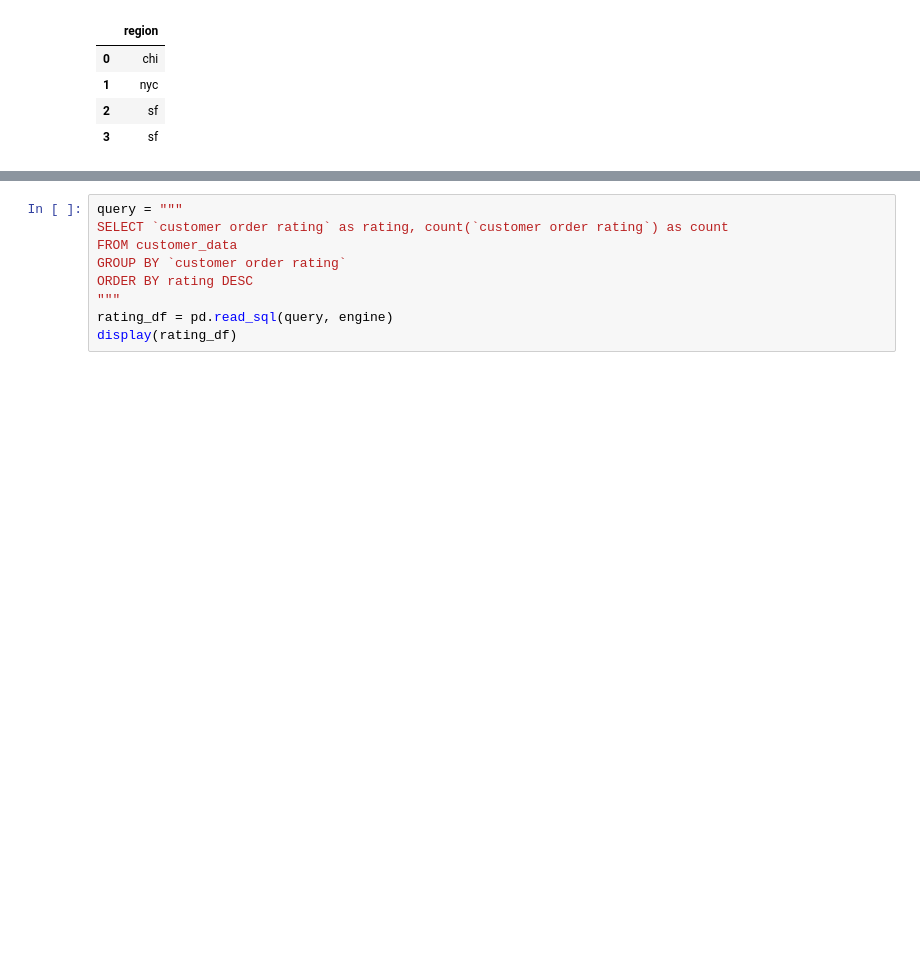
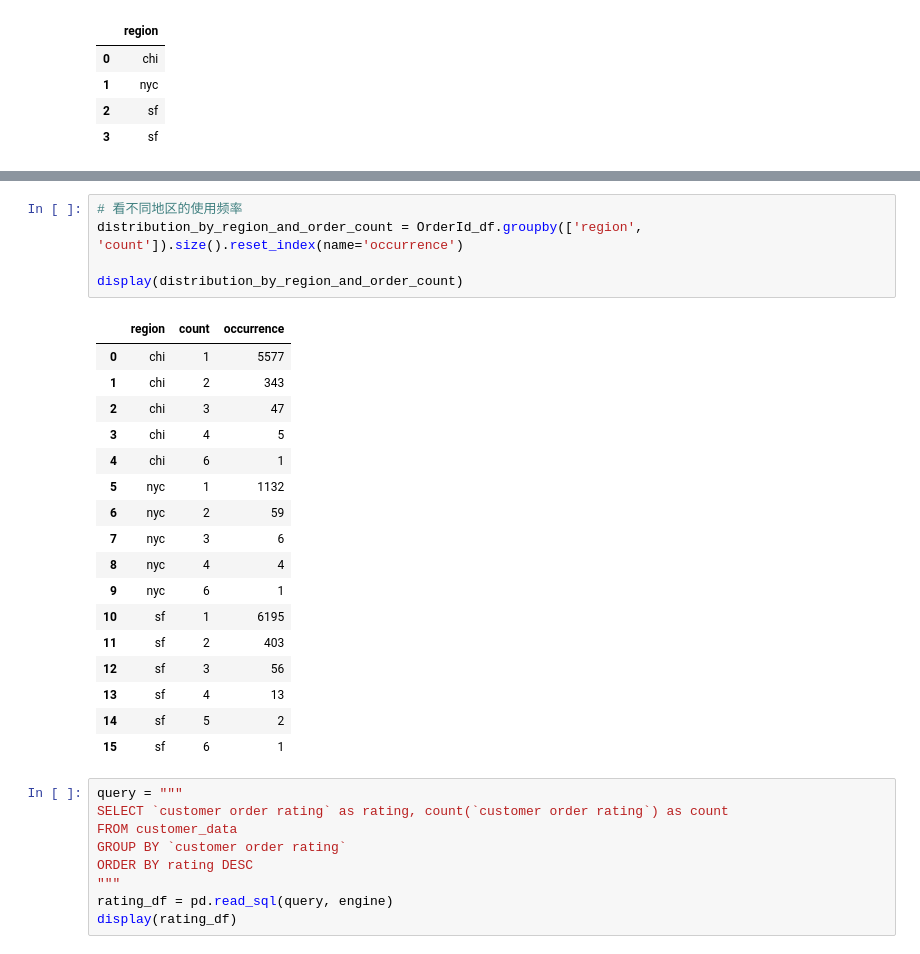
Before and after one commit to PeiZheng224/AI-Powered-Marketing-Content-Pipeline, a Jupyter notebook: instacart_1/takehomefile.ipynb, the cells around one changed output, grey strips where cells are left out. Drawn from its saved outputs; the diff is of its cells as text; blank space fills up the shorter version.

```diff
--- a/instacart_1/takehomefile.ipynb
+++ b/instacart_1/takehomefile.ipynb
@@ -123,3 +125,26 @@ display(OrderId_df)
+# %%
+# 看不同地区的使用频率
+distribution_by_region_and_order_count = OrderId_df.groupby(['region', 'count']).size().reset_index(name='occurrence')
+
+display(distribution_by_region_and_order_count)
+# %% [output]
+|  | region | count | occurrence |
+| 0 | chi | 1 | 5577 |
+| 1 | chi | 2 | 343 |
+| 2 | chi | 3 | 47 |
+| 3 | chi | 4 | 5 |
+| 4 | chi | 6 | 1 |
+| 5 | nyc | 1 | 1132 |
+| 6 | nyc | 2 | 59 |
+| 7 | nyc | 3 | 6 |
+| 8 | nyc | 4 | 4 |
+| 9 | nyc | 6 | 1 |
+| 10 | sf | 1 | 6195 |
+| 11 | sf | 2 | 403 |
+| 12 | sf | 3 | 56 |
+| 13 | sf | 4 | 13 |
+| 14 | sf | 5 | 2 |
+| 15 | sf | 6 | 1 |
 # %%
 query = """
 SELECT `customer order rating` as rating, count(`customer order rating`) as count
```
Also changed, not shown: parts of 21 cells of this notebook.
